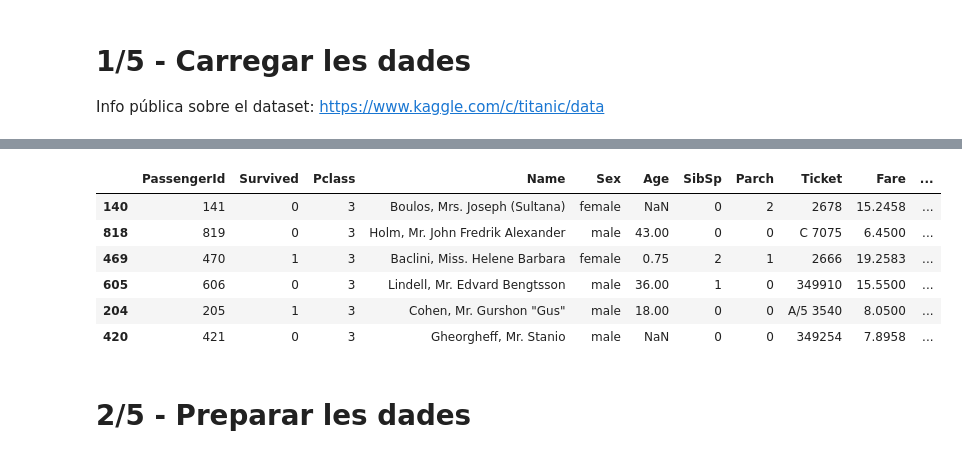
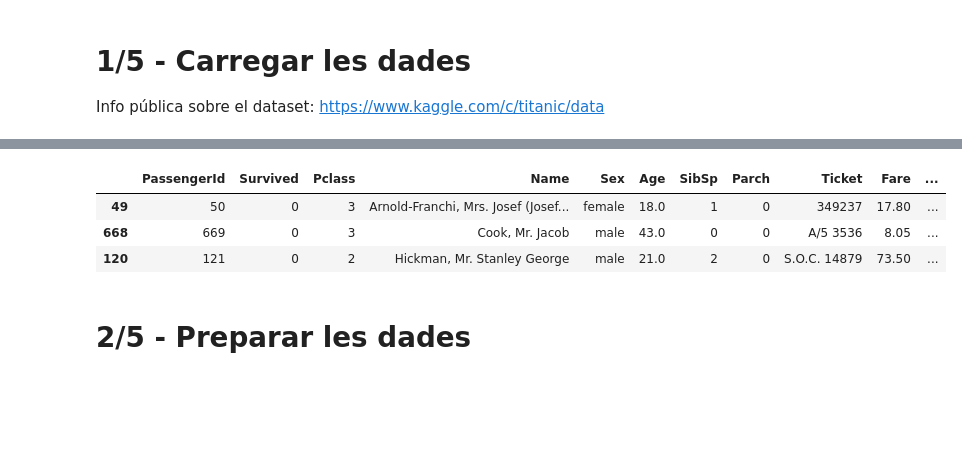
Before and after one commit to victormartingarcia/2017-pyGrn-introdatascience, a Jupyter notebook: datascience_introduction.ipynb, the cells around one changed output, grey strips where cells are left out. Cells and saved outputs as stored; diff of their text form; code cells hidden in the pictures; blank space fills up the shorter version.

```diff
--- a/datascience_introduction.ipynb
+++ b/datascience_introduction.ipynb
@@ -285,14 +267,11 @@ memory usage: 83.6+ KB
 # %%
-# 6 passatgers a l'atzar
-df_train.sample(6)
+# 3 passatgers a l'atzar
+df_train.sample(3)
 # %% [output]
 |  | PassengerId | Survived | Pclass | Name | Sex | Age | SibSp | Parch | Ticket | Fare | ... |
-| 140 | 141 | 0 | 3 | Boulos, Mrs. Joseph (Sultana) | female | NaN | 0 | 2 | 2678 | 15.2458 | ... |
-| 818 | 819 | 0 | 3 | Holm, Mr. John Fredrik Alexander | male | 43.00 | 0 | 0 | C 7075 | 6.4500 | ... |
-| 469 | 470 | 1 | 3 | Baclini, Miss. Helene Barbara | female | 0.75 | 2 | 1 | 2666 | 19.2583 | ... |
-| 605 | 606 | 0 | 3 | Lindell, Mr. Edvard Bengtsson | male | 36.00 | 1 | 0 | 349910 | 15.5500 | ... |
-| 204 | 205 | 1 | 3 | Cohen, Mr. Gurshon "Gus" | male | 18.00 | 0 | 0 | A/5 3540 | 8.0500 | ... |
-| 420 | 421 | 0 | 3 | Gheorgheff, Mr. Stanio | male | NaN | 0 | 0 | 349254 | 7.8958 | ... |
+| 49 | 50 | 0 | 3 | Arnold-Franchi, Mrs. Josef (Josef... | female | 18.0 | 1 | 0 | 349237 | 17.80 | ... |
+| 668 | 669 | 0 | 3 | Cook, Mr. Jacob | male | 43.0 | 0 | 0 | A/5 3536 | 8.05 | ... |
+| 120 | 121 | 0 | 2 | Hickman, Mr. Stanley George | male | 21.0 | 2 | 0 | S.O.C. 14879 | 73.50 | ... |
 # %% [markdown]
 # 2/5 - Preparar les dades
 # %%
```
Also changed, not shown: parts of 29 cells of this notebook, 1 other file.
